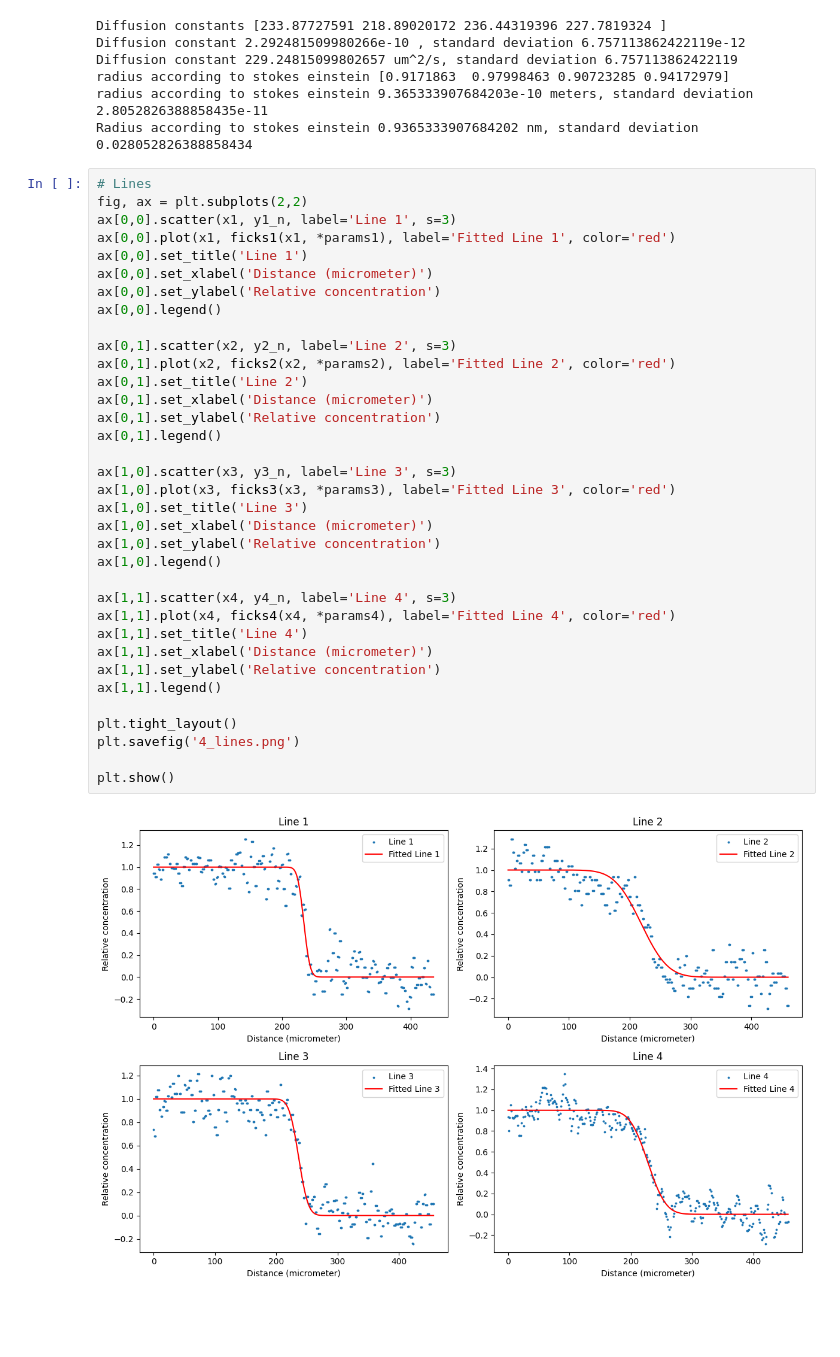
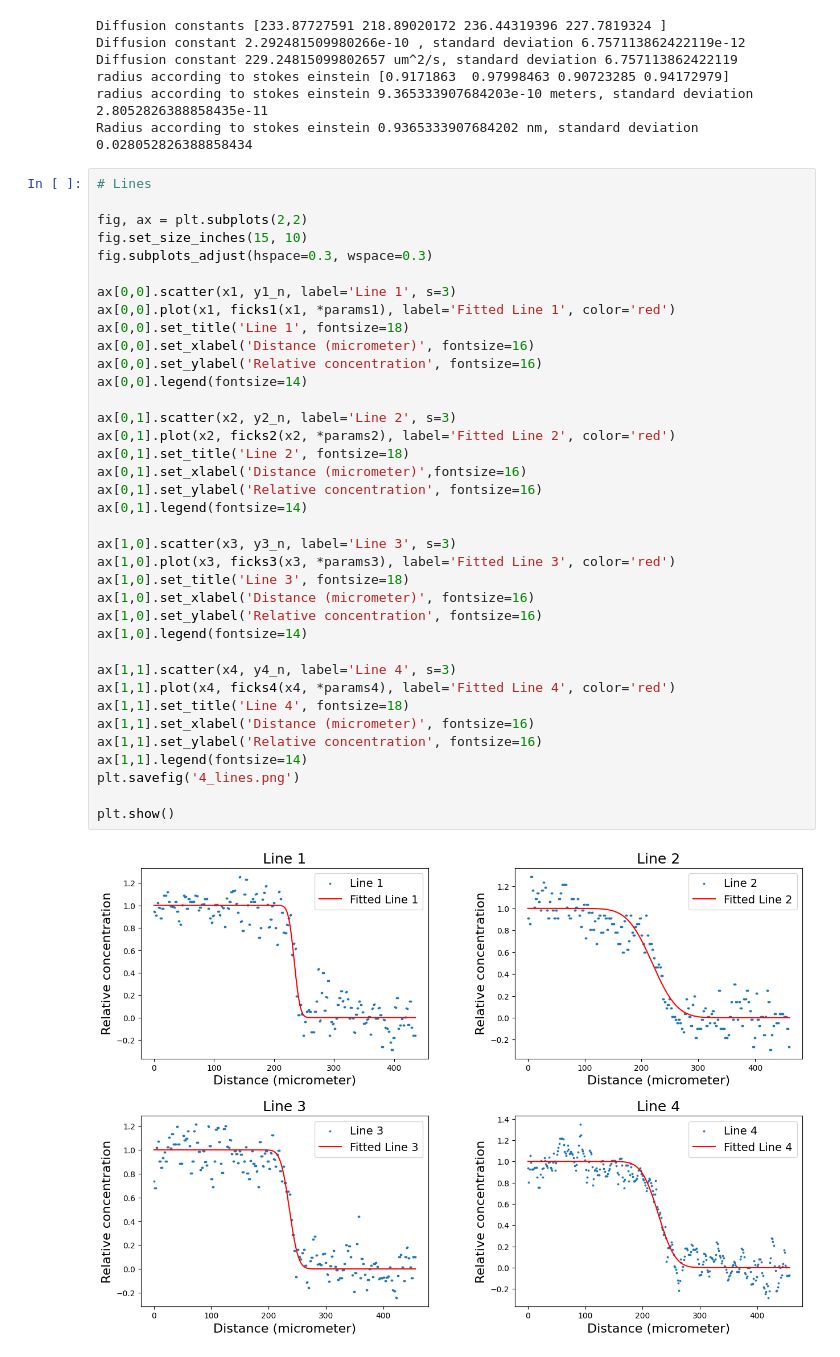
Before and after one commit to MartinKoll/TFY4335, a Jupyter notebook: flow.ipynb, the cells around one changed output. Drawn from its saved outputs; the diff is of its cells as text; blank space fills up the shorter version.

Commit message:
change plots

```diff
--- a/flow.ipynb
+++ b/flow.ipynb
@@ -150,41 +150,43 @@ radius according to stokes einstein 9.365333907684203e-10 meters, standard devia
 Radius according to stokes einstein 0.9365333907684202 nm, standard deviation 0.028052826388858434
 # %%
 # Lines
+
 fig, ax = plt.subplots(2,2)
+fig.set_size_inches(15, 10)
+fig.subplots_adjust(hspace=0.3, wspace=0.3)
+
 ax[0,0].scatter(x1, y1_n, label='Line 1', s=3)
 ax[0,0].plot(x1, ficks1(x1, *params1), label='Fitted Line 1', color='red')
-ax[0,0].set_title('Line 1')
-ax[0,0].set_xlabel('Distance (micrometer)')
-ax[0,0].set_ylabel('Relative concentration')
-ax[0,0].legend()
+ax[0,0].set_title('Line 1', fontsize=18)
+ax[0,0].set_xlabel('Distance (micrometer)', fontsize=16)
+ax[0,0].set_ylabel('Relative concentration', fontsize=16)
+ax[0,0].legend(fontsize=14)
 
 ax[0,1].scatter(x2, y2_n, label='Line 2', s=3)
 ax[0,1].plot(x2, ficks2(x2, *params2), label='Fitted Line 2', color='red')
-ax[0,1].set_title('Line 2')
-ax[0,1].set_xlabel('Distance (micrometer)')
-ax[0,1].set_ylabel('Relative concentration')
-ax[0,1].legend()
+ax[0,1].set_title('Line 2', fontsize=18)
+ax[0,1].set_xlabel('Distance (micrometer)',fontsize=16)
+ax[0,1].set_ylabel('Relative concentration', fontsize=16)
+ax[0,1].legend(fontsize=14)
 
 ax[1,0].scatter(x3, y3_n, label='Line 3', s=3)
 ax[1,0].plot(x3, ficks3(x3, *params3), label='Fitted Line 3', color='red')
-ax[1,0].set_title('Line 3')
-ax[1,0].set_xlabel('Distance (micrometer)')
-ax[1,0].set_ylabel('Relative concentration')
-ax[1,0].legend()
+ax[1,0].set_title('Line 3', fontsize=18)
+ax[1,0].set_xlabel('Distance (micrometer)', fontsize=16)
+ax[1,0].set_ylabel('Relative concentration', fontsize=16)
+ax[1,0].legend(fontsize=14)
 
 ax[1,1].scatter(x4, y4_n, label='Line 4', s=3)
 ax[1,1].plot(x4, ficks4(x4, *params4), label='Fitted Line 4', color='red')
-ax[1,1].set_title('Line 4')
-ax[1,1].set_xlabel('Distance (micrometer)')
-ax[1,1].set_ylabel('Relative concentration')
-ax[1,1].legend()
-
-plt.tight_layout()
+ax[1,1].set_title('Line 4', fontsize=18)
+ax[1,1].set_xlabel('Distance (micrometer)', fontsize=16)
+ax[1,1].set_ylabel('Relative concentration', fontsize=16)
+ax[1,1].legend(fontsize=14)
 plt.savefig('4_lines.png')
 
 plt.show()
 # %% [output]
-[figure, old version]
+[figure, new version]
 # %%
 # Plot fitted curves
 fig, ax = plt.subplots()
```
Also changed, not shown: parts of 2 cells of this notebook, 2 other files.
